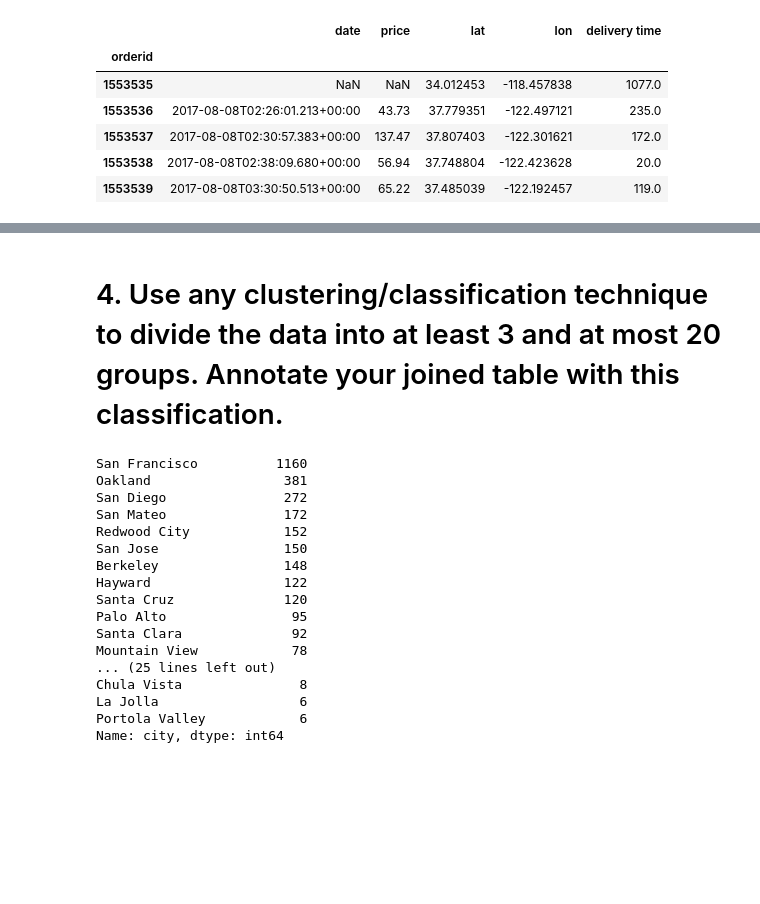
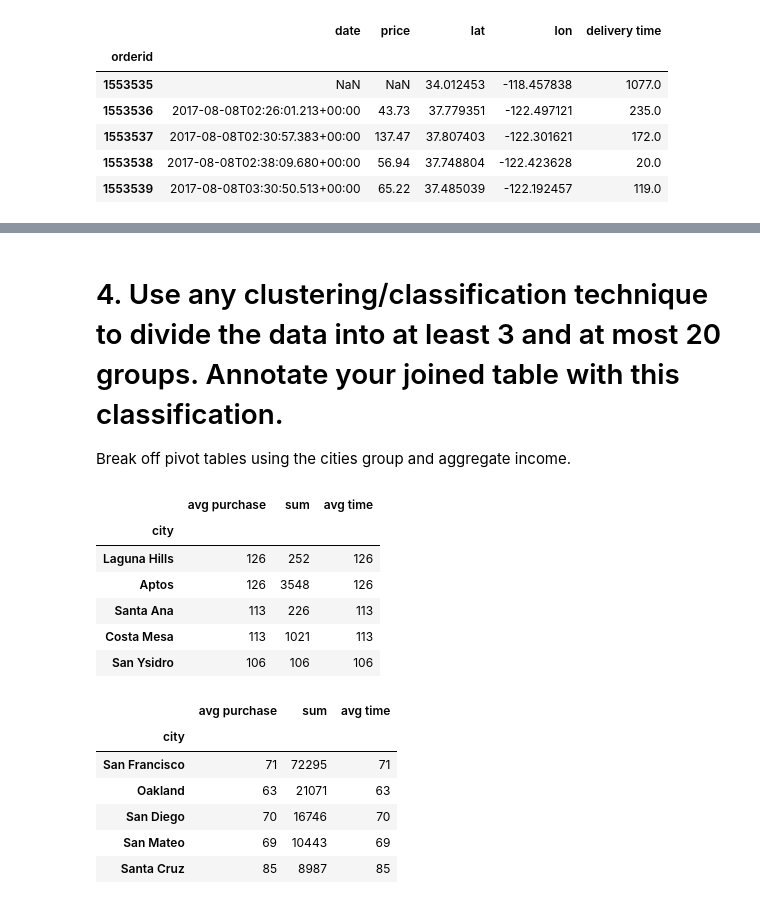
Before and after one commit to caheredia/Data-Science-Portfolio, a Jupyter notebook: EZ/develop/2017-10-30_ch_ez_assignment.ipynb, the cells around one changed output, grey strips where cells are left out. Saved outputs shown, nothing was run; the diff lists cells and outputs as text; code cells hidden in the pictures; blank space fills up the shorter version.

```diff
--- a/EZ/develop/2017-10-30_ch_ez_assignment.ipynb
+++ b/EZ/develop/2017-10-30_ch_ez_assignment.ipynb
@@ -110,22 +143,4 @@ df_join[1020:1025]  #sample of table values
 # %% [markdown]
 # 4. Use any clustering/classification technique to divide the data into at least 3 and at most 20 groups. Annotate your joined table with this classification.
+
+Break off pivot tables using the cities group and aggregate income.
-# %%
-df_join.city.value_counts().head(40)
-# %% [output]
-San Francisco          1160
-Oakland                 381
-San Diego               272
-San Mateo               172
-Redwood City            152
-San Jose                150
-Berkeley                148
-Hayward                 122
-Santa Cruz              120
-Palo Alto                95
-Santa Clara              92
-Mountain View            78
-... (25 lines left out)
-Chula Vista               8
-La Jolla                  6
-Portola Valley            6
-Name: city, dtype: int64
@@ -131,0 +151,22 @@ Name: city, dtype: int64
+# %%
+# Sort by avg purchase
+df_city_group.sort_values(by='avg purchase', ascending=False).head()
+# %% [output]
+|  | avg purchase | sum | avg time |
+| city |  |  |  |
+| Laguna Hills | 126 | 252 | 126 |
+| Aptos | 126 | 3548 | 126 |
+| Santa Ana | 113 | 226 | 113 |
+| Costa Mesa | 113 | 1021 | 113 |
+| San Ysidro | 106 | 106 | 106 |
+# %%
+# Sort by sum of purchases
+df_city_group.sort_values(by='sum', ascending=False).head()
+# %% [output]
+|  | avg purchase | sum | avg time |
+| city |  |  |  |
+| San Francisco | 71 | 72295 | 71 |
+| Oakland | 63 | 21071 | 63 |
+| San Diego | 70 | 16746 | 70 |
+| San Mateo | 69 | 10443 | 69 |
+| Santa Cruz | 85 | 8987 | 85 |
```
Also changed, not shown: parts of 17 cells of this notebook, 2 other files.
